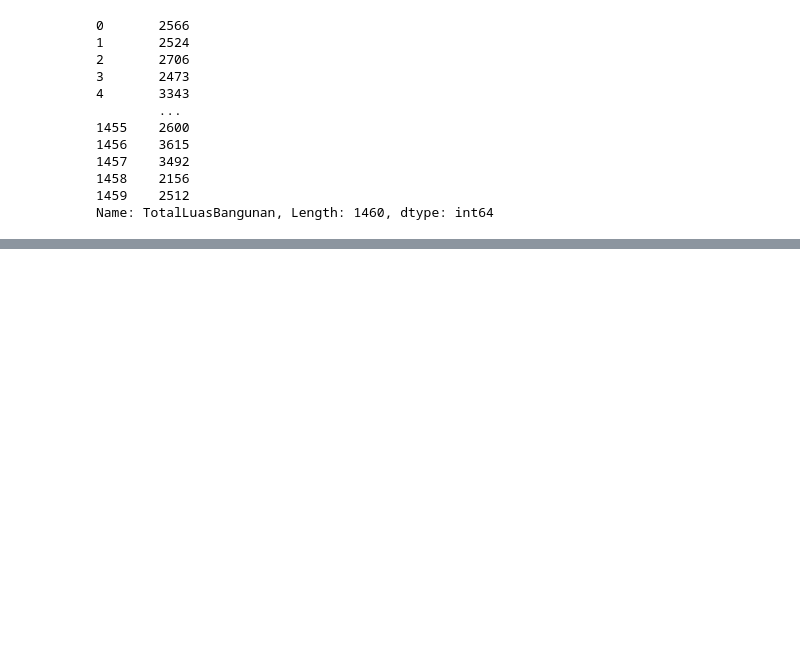
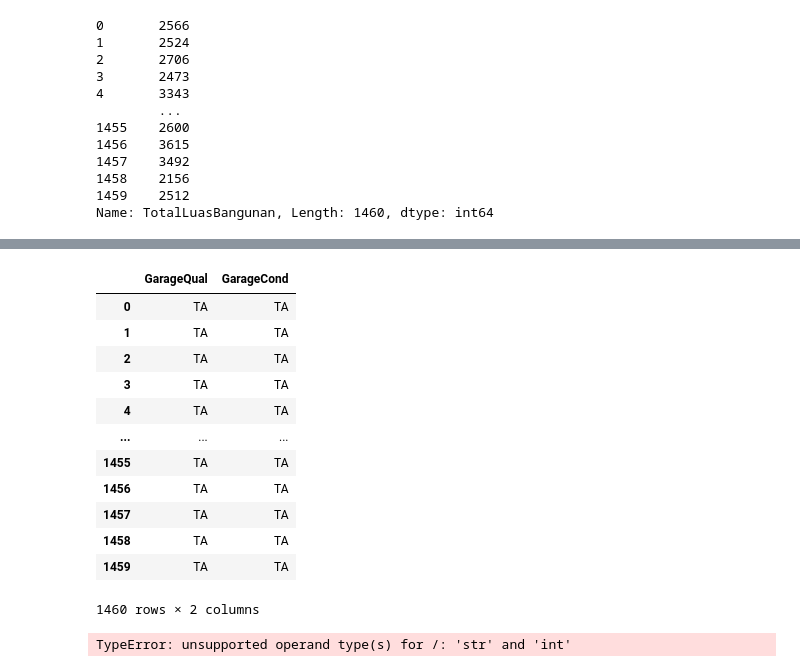
Before and after one commit to siddiqial/StartupCampus, a Jupyter notebook: SC62110_Siddiqi_Albiruny_Data_Preprocessing_(Sales_Marketing).ipynb, the cells around one changed output, grey strips where cells are left out. Cells and saved outputs as stored; diff of their text form; code cells hidden in the pictures; blank space fills up the shorter version.

```diff
--- a/SC62110_Siddiqi_Albiruny_Data_Preprocessing_(Sales_Marketing).ipynb
+++ b/SC62110_Siddiqi_Albiruny_Data_Preprocessing_(Sales_Marketing).ipynb
@@ -269,0 +299,5 @@ Name: TotalLuasBangunan, Length: 1460, dtype: int64
+# %%
+# Jumlah Kamar Mandi
+
+data["JumlahKamarMandi"] = data["FullBath"] + data["HalfBath"]
+data["JumlahKamarMandi"]
@@ -269,0 +317,5 @@ Name: TotalLuasBangunan, Length: 1460, dtype: int64
+# %%
+# Total Luas Teras
+
+data["TotalLuasTeras"] = data["WoodDeckSF"] + data["OpenPorchSF"] + data["EnclosedPorch"] + data["3SsnPorch"] + data["ScreenPorch"]
+data["TotalLuasTeras"]
@@ -269,0 +335,5 @@ Name: TotalLuasBangunan, Length: 1460, dtype: int64
+# %%
+# Rating Kualitas Rumah
+
+data["RatingKualitasRumah"] = (data["OverallQual"] + data["OverallCond"])/2
+data["RatingKualitasRumah"]
@@ -269,0 +353,5 @@ Name: TotalLuasBangunan, Length: 1460, dtype: int64
+# %%
+# Total Ruangan
+
+data["TotalRuangan"] = data["BedroomAbvGr"] + data["TotRmsAbvGrd"]
+data["TotalRuangan"]
@@ -269,0 +391,23 @@ Name: TotalLuasBangunan, Length: 1460, dtype: int64
+# %%
+data[["GarageQual", "GarageCond"]]
+# %% [output]
+|  | GarageQual | GarageCond |
+| 0 | TA | TA |
+| 1 | TA | TA |
+| 2 | TA | TA |
+| 3 | TA | TA |
+| 4 | TA | TA |
+| ... | ... | ... |
+| 1455 | TA | TA |
+| 1456 | TA | TA |
+| 1457 | TA | TA |
+| 1458 | TA | TA |
+| 1459 | TA | TA |
+1460 rows × 2 columns
+# %%
+# Kondisi Garasi
+
+data["KondisiGarasi"] = (data["GarageQual"] + data["GarageCond"])/2
+data["KondisiGarasi"]
+# %% [output]
+TypeError: unsupported operand type(s) for /: 'str' and 'int'
```
Also changed, not shown: parts of 9 cells of this notebook.
